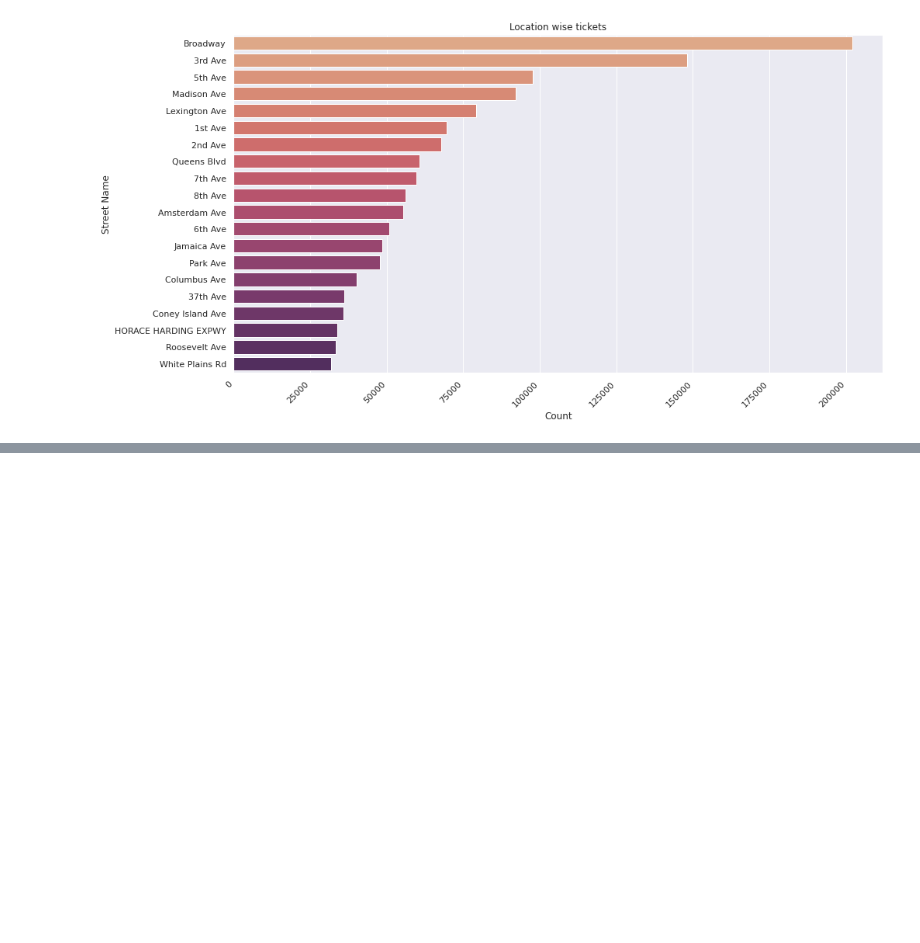
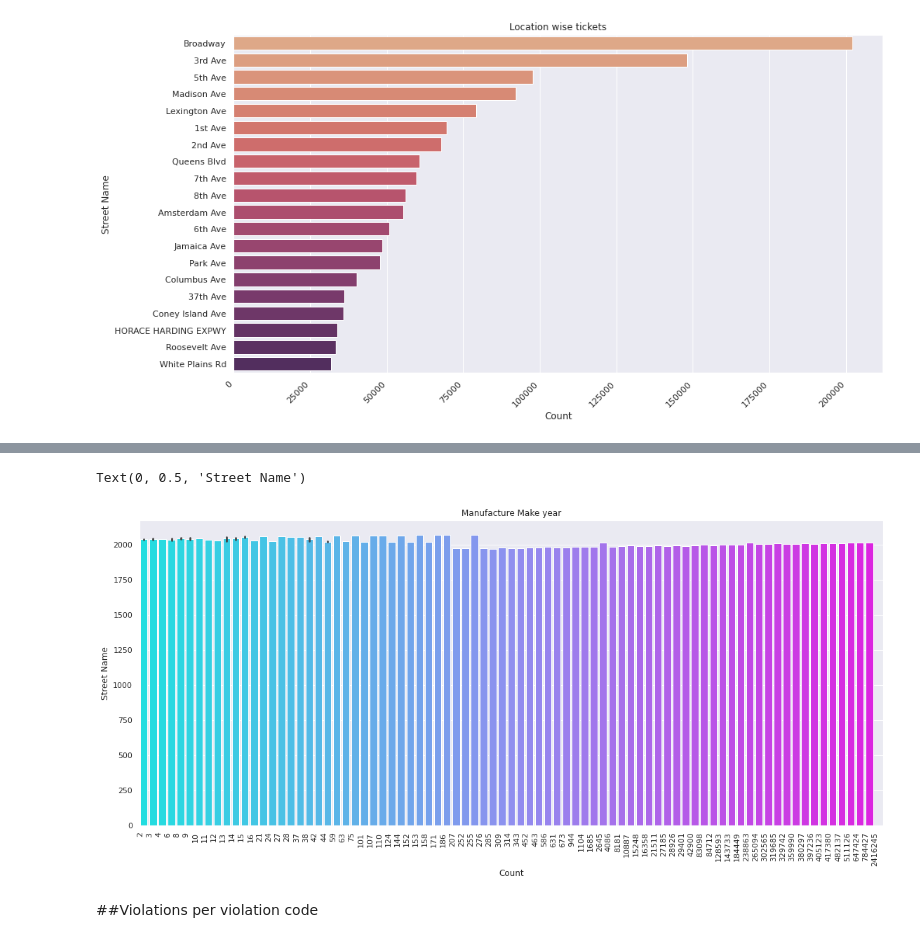
Before and after one commit to Amruta-Nadgouda/DataMiningProject, a Jupyter notebook: DM_Project_EDA.ipynb, the cells around one changed output, grey strips where cells are left out. Drawn from its saved outputs; the diff is of its cells as text; code cells hidden in the pictures; blank space fills up the shorter version.

```diff
--- a/DM_Project_EDA.ipynb
+++ b/DM_Project_EDA.ipynb
@@ -316,0 +314,3 @@ Text(0, 0.5, 'Street Name')
+# %%
+manuYearWise = dataDF['Vehicle Year'].value_counts()
+manuYearWise
@@ -316,0 +330,13 @@ Text(0, 0.5, 'Street Name')
+# %%
+sns.set()
+plt.figure(figsize=(19,8))
+sns.barplot(x = manuYearWise.values, y = manuYearWise.index, palette='cool')
+plt.xticks(rotation=90, horizontalalignment='right')
+plt.title('Manufacture Make year')
+plt.xlabel('Count')
+plt.ylabel('Street Name')
+# %% [output]
+Text(0, 0.5, 'Street Name')
+[figure, added]
+# %% [markdown]
+##Violations per violation code
```
Also changed, not shown: parts of 9 cells of this notebook.
